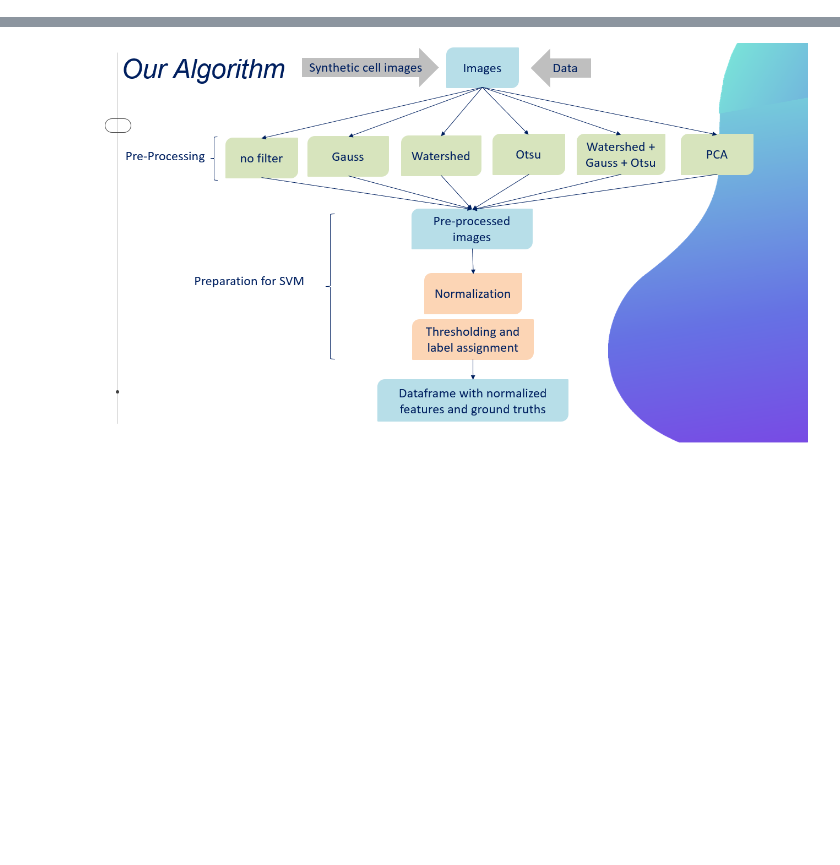
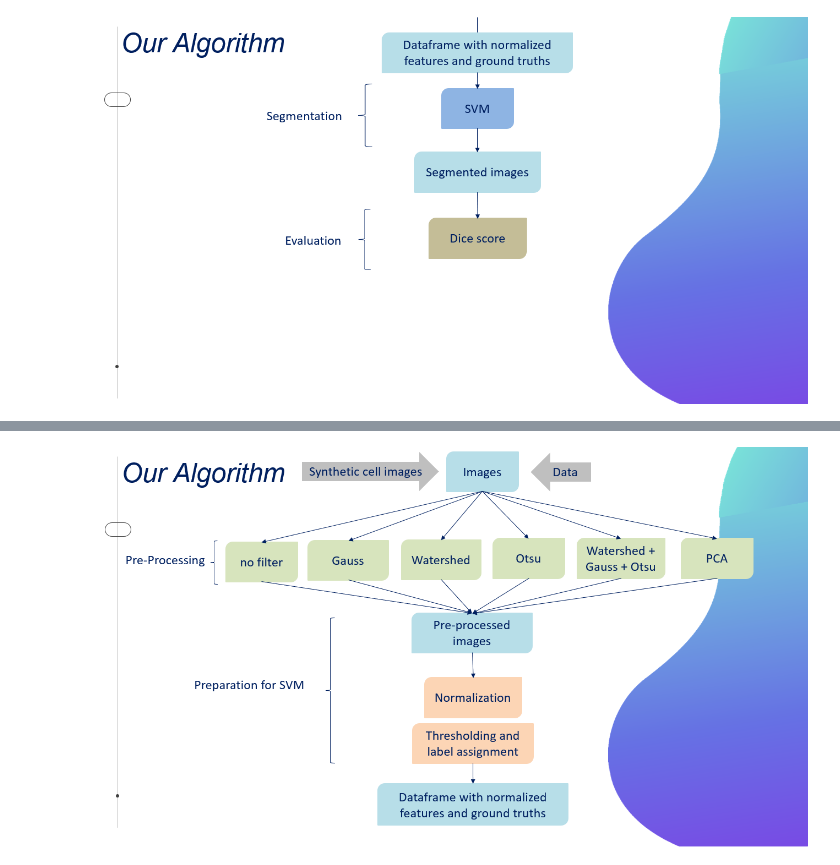
Before and after one commit to datascience-mobi/2021-topic-04-team-05, a Jupyter notebook: Report.ipynb, the cells around one changed output, grey strips where cells are left out. Cells and saved outputs as stored; diff of their text form; code cells hidden in the pictures; blank space fills up the shorter version.

```diff
--- a/Report.ipynb
+++ b/Report.ipynb
@@ -118,0 +111,5 @@ rise to edge position displacement, edges vanishing, and phantom edges (Deng, G.
+# %%
+from IPython.display import Image
+Image("algorithm2.png")
+# %% [output]
+[figure, added]
```
Also changed, not shown: parts of 6 cells of this notebook.
